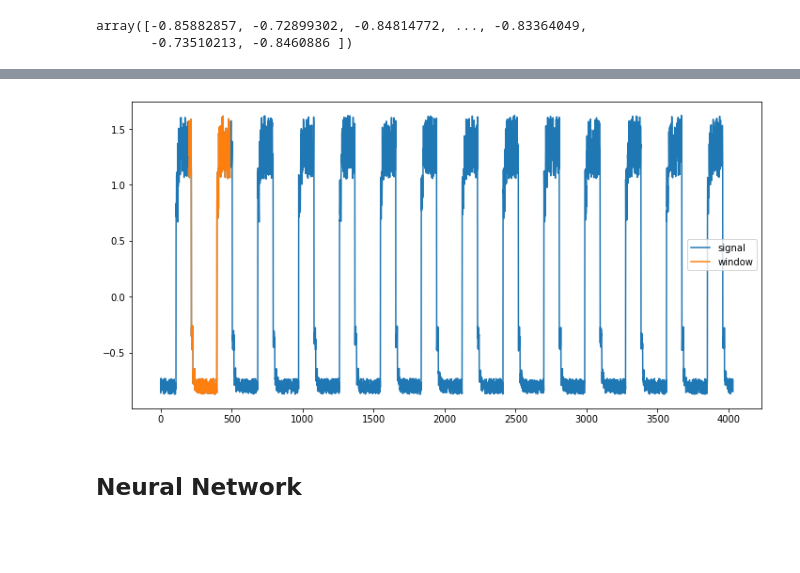
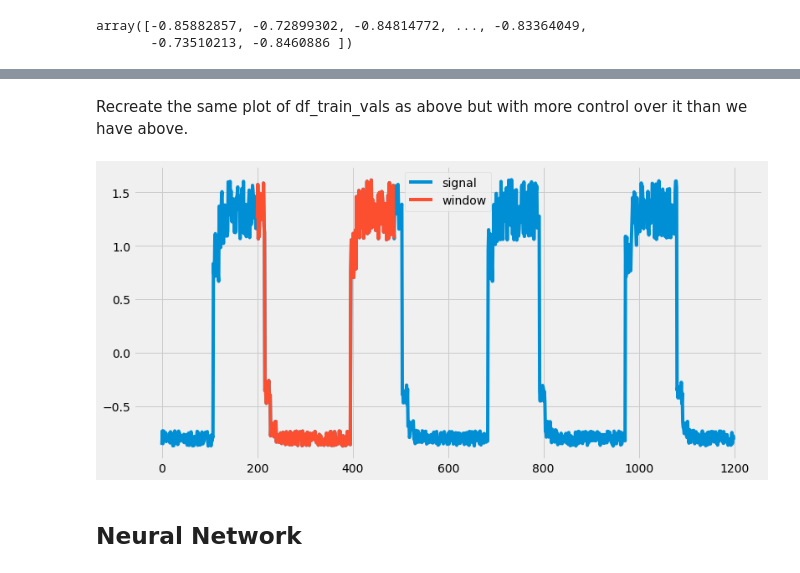
Before and after one commit to Cormac88/machine-learning-and-statistics, a Jupyter notebook: anomaly-detection.ipynb, the cells around one changed output, grey strips where cells are left out. Drawn from its saved outputs; the diff is of its cells as text; code cells hidden in the pictures; blank space fills up the shorter version.

```diff
--- a/anomaly-detection.ipynb
+++ b/anomaly-detection.ipynb
@@ -20,6 +20,15 @@ import tensorflow.keras as keras
 
 # Plotting
 import matplotlib.pyplot as plt
+
+# Magic function
+%matplotlib inline
+
+# Change default style sheet
+plt.style.use('fivethirtyeight')
+
+# Seaborn plots
+import seaborn as sns
 # %% [markdown]
 ## Data
 
@@ -357,28 +381,30 @@ array([-0.85882857, -0.72899302, -0.84814772, -0.72958579, -0.731173  ,
        -0.77993325, -0.75220135, -0.75863962, -0.83079766, -0.73620985,
        -0.85255954, -0.74557822, -0.73192653, -0.84503486, -0.76738913,
        -0.86453747, -0.81250829, -0.79671155])
+# %% [markdown]
+Recreate the same plot of df_train_vals as above but with more control over it than we have above.
 # %%
-#
+# Change this value to look at different windows.
 window_no = 200
 
-#
+# Shortcut for initializing a figure and subplot axes.
 fig, ax = plt.subplots(figsize=(12, 6))
 
-#
-y = df_train_vals['value'].values
+# y values are pulled from the 'df_train_vals' DF.
+y = df_train_vals['value'].values[:1200]
 
-#
+# We want x values that are spaced out by the same interval as the y values.
 ax.plot(np.arange(y.shape[0]), y, label='signal')
 
 # The first window.
 w = x_train[window_no].flatten()
 
-#
+# plot DataFame.
 ax.plot(np.arange(w.shape[0]) + window_no, w, label='window')
 
 ax.legend();
 # %% [output]
-[figure, old version]
+[figure, new version]
 # %% [markdown]
 ## Neural Network
 # %%
```
Also changed, not shown: parts of 50 cells of this notebook.
